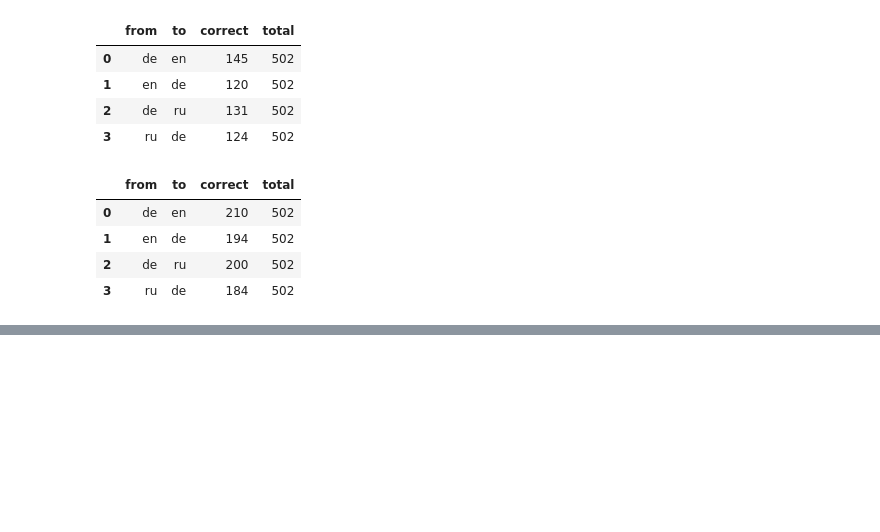
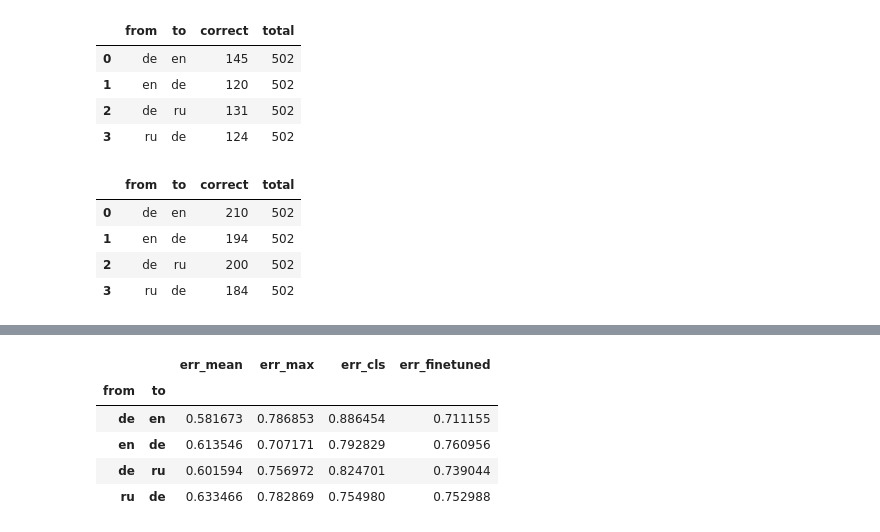
Before and after one commit to alinaalborova/sentence-transformers, a Jupyter notebook: sentence_embeddings_2.ipynb, the cells around one changed output, grey strips where cells are left out. Cells and saved outputs as stored; diff of their text form; code cells hidden in the pictures; blank space fills up the shorter version.

```diff
--- a/sentence_embeddings_2.ipynb
+++ b/sentence_embeddings_2.ipynb
@@ -481,0 +456,6 @@ df_baseline_mean
+# %%
+results = []
+for pair in PAIRS:
+    results += evaluate_language_pair(model_cls, pair_name=pair, batch_size=50)
+df_baseline_cls = pd.DataFrame(results, columns=["from", "to", "correct", "total"])
+df_baseline_cls
@@ -481,0 +468,14 @@ df_baseline_mean
+# %%
+word_embedding_model = models.BERT('bert-base-multilingual-cased')
+# Apply mean pooling to get one fixed sized sentence vector
+pooling_model = models.Pooling(word_embedding_model.get_word_embedding_dimension(),
+                               pooling_mode_mean_tokens=False,
+                               pooling_mode_cls_token=False,
+                               pooling_mode_max_tokens=True)
+model_max = SentenceTransformer(modules=[word_embedding_model, pooling_model])
+# %%
+results = []
+for pair in PAIRS:
+    results += evaluate_language_pair(model_max, pair_name=pair, batch_size=50)
+df_baseline_max = pd.DataFrame(results, columns=["from", "to", "correct", "total"])
+df_baseline_max
@@ -481,0 +488,18 @@ df_baseline_mean
+# %%
+df_baseline_mean["err_mean"] = 1 - df_baseline_mean["correct"] / df_baseline_mean["total"]
+df_baseline_max["err_max"] = 1 - df_baseline_max["correct"] / df_baseline_max["total"]
+df_baseline_cls["err_cls"] = 1 - df_baseline_cls["correct"] / df_baseline_cls["total"]
+df_finetuned["err_finetuned"] = 1 - df_finetuned["correct"] / df_finetuned["total"]
+# %%
+df_err = pd.concat([
+    df.set_index(["from", "to"]).drop(["correct", "total"], axis=1)
+    for df in (df_baseline_mean, df_baseline_max, df_baseline_cls, df_finetuned)
+], axis=1)
+df_err
+# %% [output]
+|  |  | err_mean | err_max | err_cls | err_finetuned |
+| from | to |  |  |  |  |
+| de | en | 0.581673 | 0.786853 | 0.886454 | 0.711155 |
+| en | de | 0.613546 | 0.707171 | 0.792829 | 0.760956 |
+| de | ru | 0.601594 | 0.756972 | 0.824701 | 0.739044 |
+| ru | de | 0.633466 | 0.782869 | 0.754980 | 0.752988 |
```
Also changed, not shown: parts of 18 cells of this notebook.
